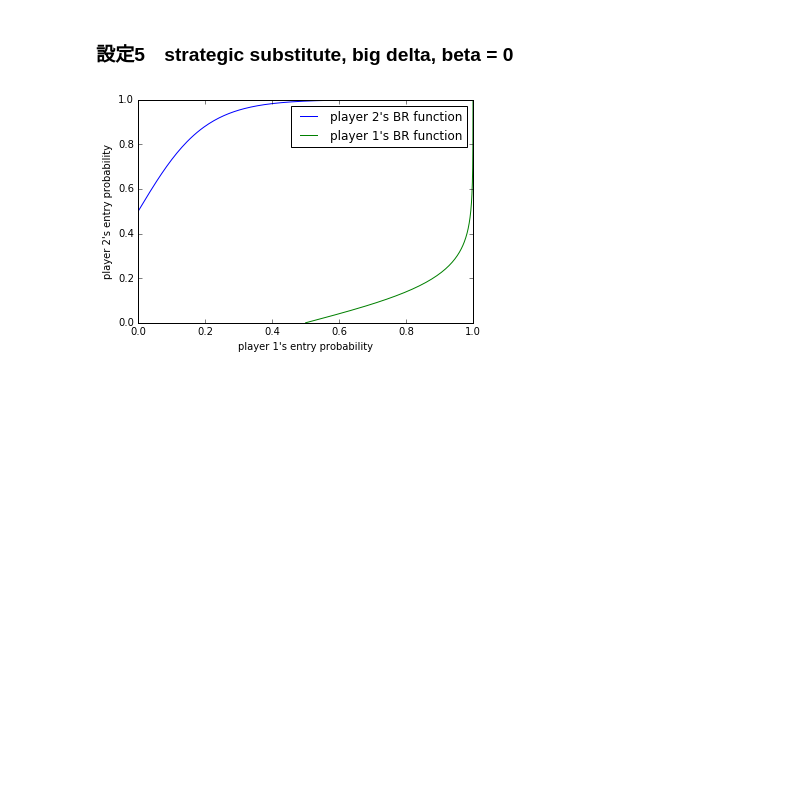
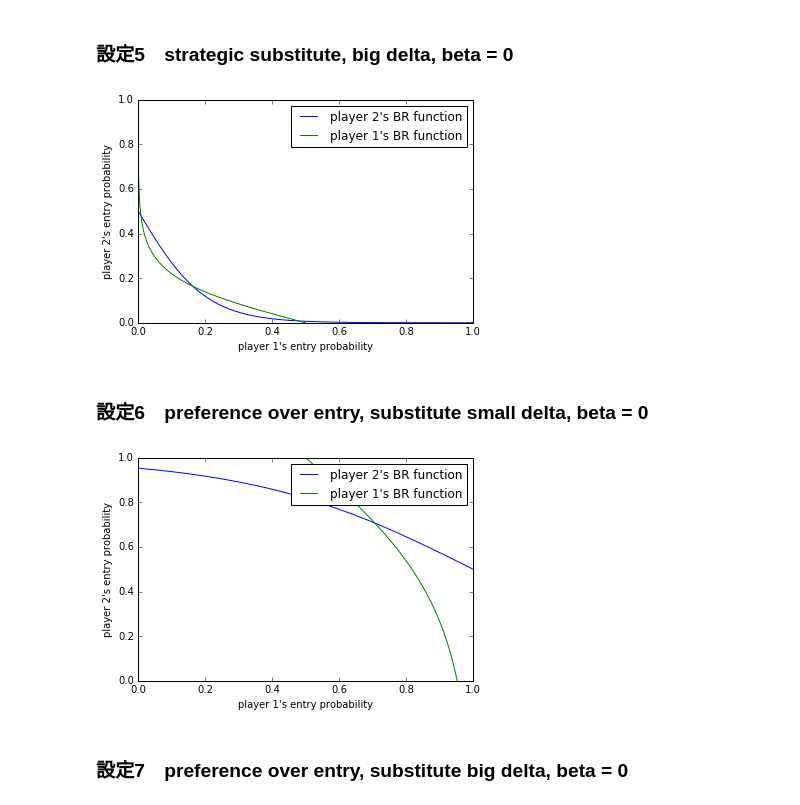
Before and after one commit to keiikegami/multiplicity, a Jupyter notebook: best_response_function.ipynb, the cells around one changed output. Cells and saved outputs as stored; diff of their text form; code cells hidden in the pictures; blank space fills up the shorter version.

```diff
--- a/best_response_function.ipynb
+++ b/best_response_function.ipynb
@@ -93,11 +93,25 @@ BR_plot(pop, dist, alpha, beta, delta)
 ### 設定5　strategic substitute, big delta, beta = 0
 # %%
 pop = 1
-dist = [1, 1]
+dist = [2, 1]
 alpha = 0
 beta = 0
-delta = 10
+delta = -10
 
 BR_plot(pop, dist, alpha, beta, delta)
 # %% [output]
-[figure, old version]
+[figure, new version]
+# %% [markdown]
+### 設定6　preference over entry, substitute small delta, beta = 0
+# %%
+pop = 1
+dist = [2, 1]
+alpha = 3
+beta = 0
+delta = -3
+
+BR_plot(pop, dist, alpha, beta, delta)
+# %% [output]
+[figure, added]
+# %% [markdown]
+### 設定7　preference over entry, substitute big delta, beta = 0
```
Also changed, not shown: parts of 14 cells of this notebook, 3 other files.
